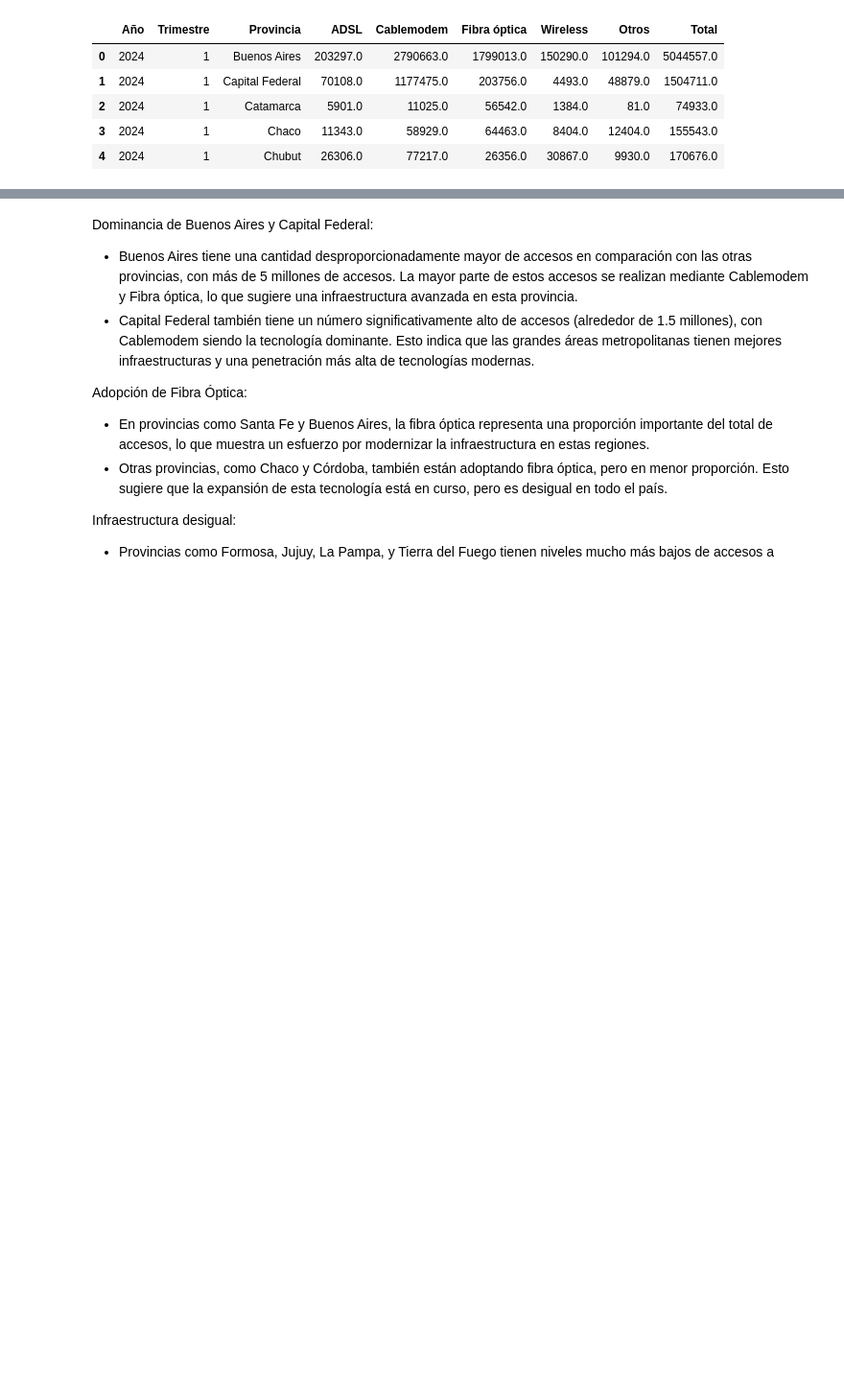
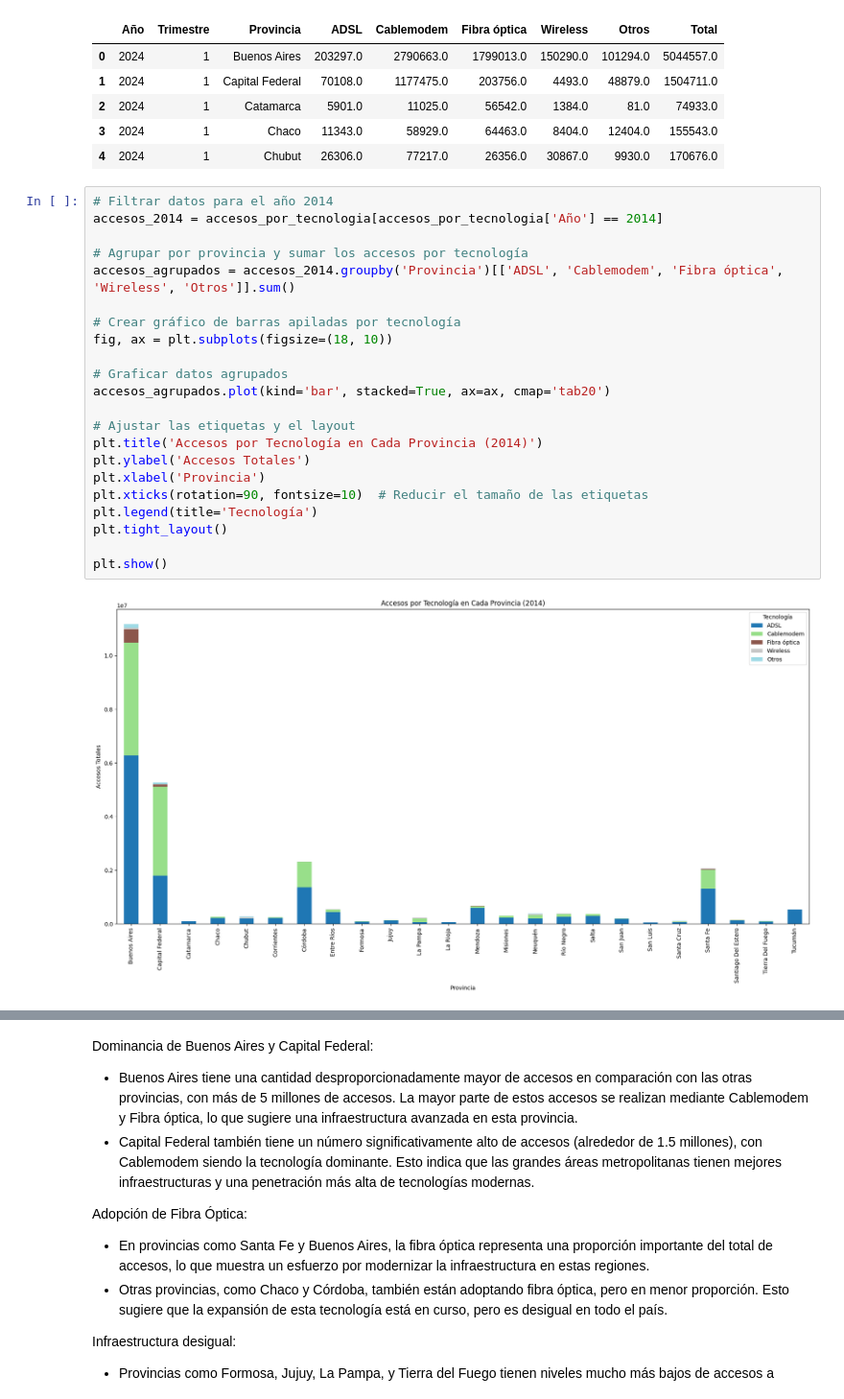
Before and after one commit to Melbutus/Data_Analyst_Telecomunicaciones, a Jupyter notebook: EDA.ipynb, the cells around one changed output, grey strips where cells are left out. Shown at 96% size. Cells and saved outputs as stored; diff of their text form; blank space fills up the shorter version.

```diff
--- a/EDA.ipynb
+++ b/EDA.ipynb
@@ -593,4 +269,28 @@ accesos_por_tecnologia.head(5)
 | 2 | 2024 | 1 | Catamarca | 5901.0 | 11025.0 | 56542.0 | 1384.0 | 81.0 | 74933.0 |
 | 3 | 2024 | 1 | Chaco | 11343.0 | 58929.0 | 64463.0 | 8404.0 | 12404.0 | 155543.0 |
 | 4 | 2024 | 1 | Chubut | 26306.0 | 77217.0 | 26356.0 | 30867.0 | 9930.0 | 170676.0 |
+# %%
+# Filtrar datos para el año 2014
+accesos_2014 = accesos_por_tecnologia[accesos_por_tecnologia['Año'] == 2014]
+
+# Agrupar por provincia y sumar los accesos por tecnología
+accesos_agrupados = accesos_2014.groupby('Provincia')[['ADSL', 'Cablemodem', 'Fibra óptica', 'Wireless', 'Otros']].sum()
+
+# Crear gráfico de barras apiladas por tecnología
+fig, ax = plt.subplots(figsize=(18, 10))
+
+# Graficar datos agrupados
+accesos_agrupados.plot(kind='bar', stacked=True, ax=ax, cmap='tab20')
+
+# Ajustar las etiquetas y el layout
+plt.title('Accesos por Tecnología en Cada Provincia (2014)')
+plt.ylabel('Accesos Totales')
+plt.xlabel('Provincia')
+plt.xticks(rotation=90, fontsize=10)  # Reducir el tamaño de las etiquetas
+plt.legend(title='Tecnología')
+plt.tight_layout()
+
+plt.show()
+# %% [output]
+[figure, added]
 # %%
```
Also changed, not shown: parts of 67 cells of this notebook, 1 other file.
